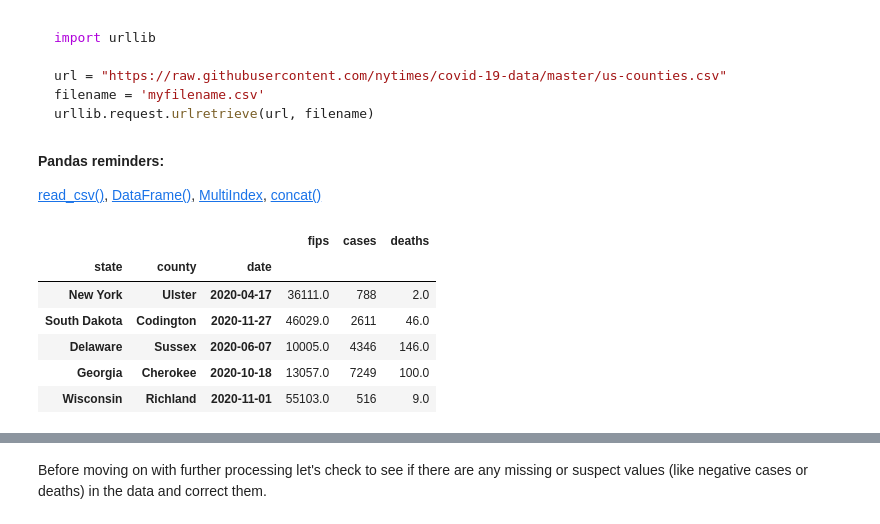
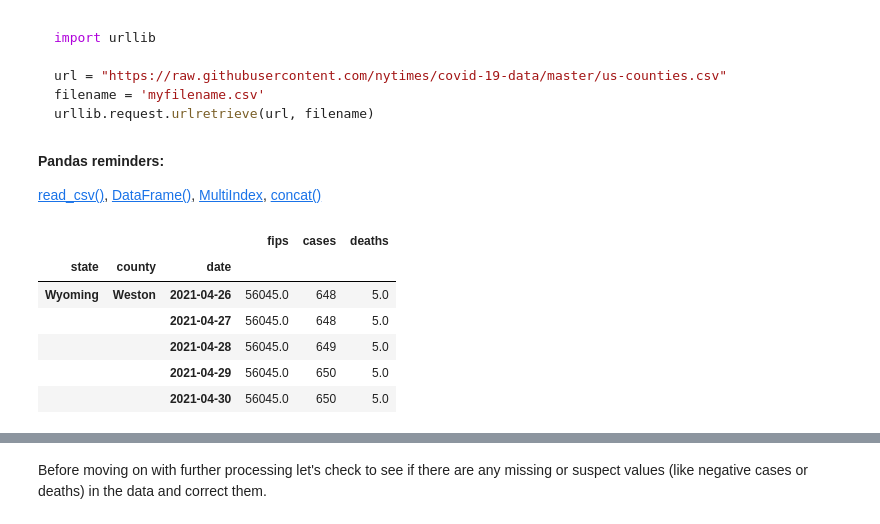
Before and after one commit to VictorCannestro/COVID-19_project, a Jupyter notebook: src/COVID-19_project.ipynb, the cells around one changed output, grey strips where cells are left out. Drawn from its saved outputs; the diff is of its cells as text; code cells hidden in the pictures.

```diff
--- a/src/COVID-19_project.ipynb
+++ b/src/COVID-19_project.ipynb
@@ -77,19 +87,19 @@ urllib.request.urlretrieve(url, filename)
 # %%
 # URL to NY Times COVID-19 data
 url = "https://raw.githubusercontent.com/nytimes/covid-19-data/master/us-counties.csv"
 
 # Read the values, set the indices, parse the dates, and alphabetize
 df = pd.read_csv(url,
                  header=0,
                  index_col=['state','county','date'],
                  parse_dates=True).sort_index().fillna(0)
 
-df.sample(5)
+df.tail(5)
 # %% [output]
 |  |  |  | fips | cases | deaths |
 | state | county | date |  |  |  |
-| New York | Ulster | 2020-04-17 | 36111.0 | 788 | 2.0 |
-| South Dakota | Codington | 2020-11-27 | 46029.0 | 2611 | 46.0 |
-| Delaware | Sussex | 2020-06-07 | 10005.0 | 4346 | 146.0 |
-| Georgia | Cherokee | 2020-10-18 | 13057.0 | 7249 | 100.0 |
-| Wisconsin | Richland | 2020-11-01 | 55103.0 | 516 | 9.0 |
+| Wyoming | Weston | 2021-04-26 | 56045.0 | 648 | 5.0 |
+|  |  | 2021-04-27 | 56045.0 | 648 | 5.0 |
+|  |  | 2021-04-28 | 56045.0 | 649 | 5.0 |
+|  |  | 2021-04-29 | 56045.0 | 650 | 5.0 |
+|  |  | 2021-04-30 | 56045.0 | 650 | 5.0 |
```
Also changed, not shown: parts of 17 cells of this notebook, 6 other files.
